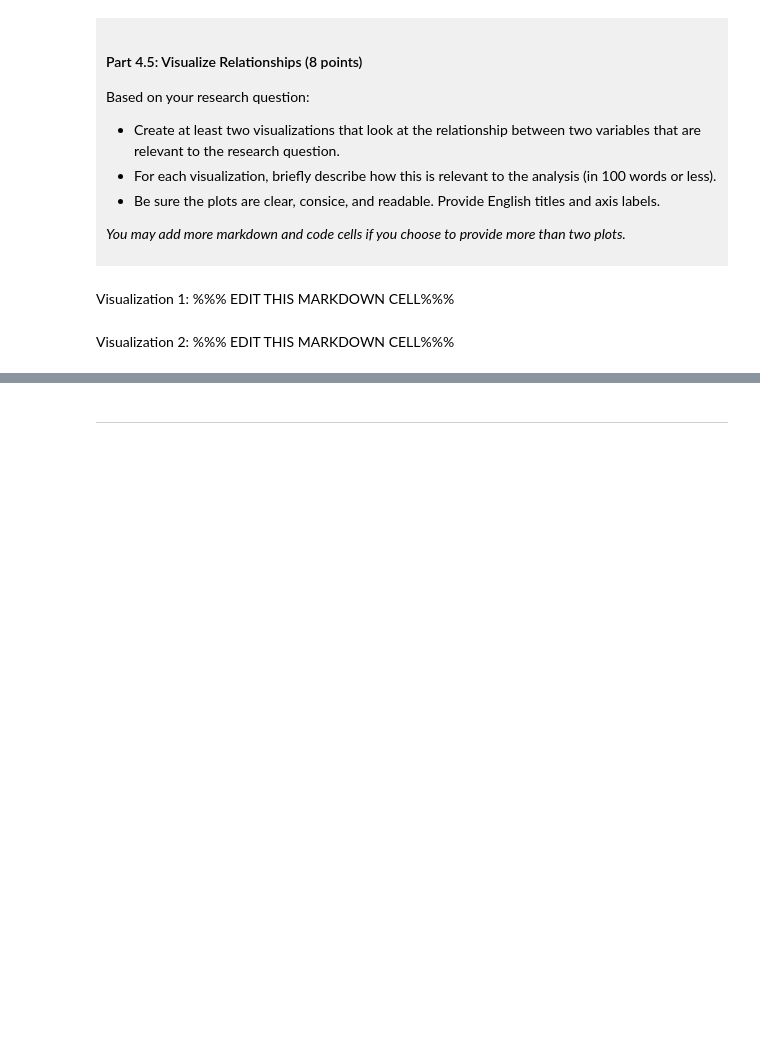
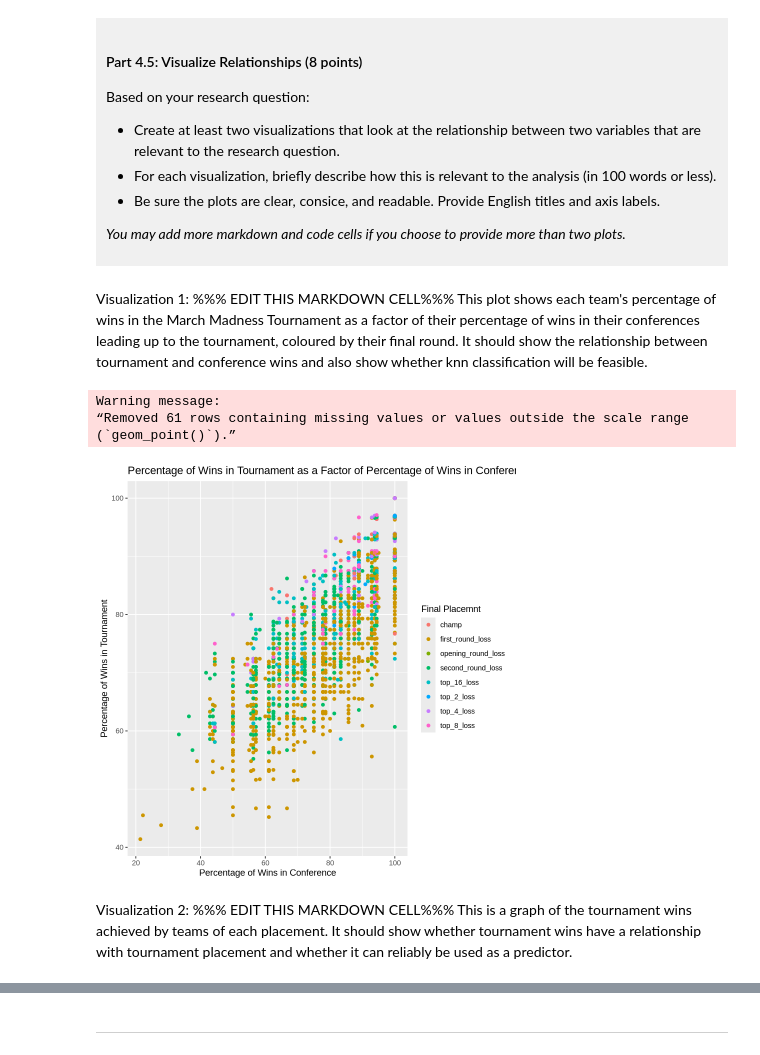
Before and after one commit to kflb-ubc/dsci-100-project-kirsten-bungubung, a Jupyter notebook: dsci-100-project-notebook.ipynb, the cells around one changed output, grey strips where cells are left out. Drawn from its saved outputs; the diff is of its cells as text; code cells hidden in the pictures; blank space fills up the shorter version.

```diff
--- a/dsci-100-project-notebook.ipynb
+++ b/dsci-100-project-notebook.ipynb
@@ -321,9 +391,22 @@ Based on your research question:
 </div>
 # %% [markdown]
 Visualization 1: %%% EDIT THIS MARKDOWN CELL%%%
+This plot shows each team's percentage of wins in the March Madness Tournament as a factor of their percentage of wins in their conferences leading up to the tournament, coloured by their final round. It should show the relationship between tournament and conference wins and also show whether knn classification will be feasible.
 # %%
 ### EDIT THIS CODE CELL FOR VISUALIZATION 1###
+viz1 <- ggplot(my_data, aes(conf_wins_pct, reg_wins_pct, colour = tourney_finish)) +
+            geom_point() +
+            xlab("Percentage of Wins in Conference") +
+            ylab("Percentage of Wins in Tournament") +
+            labs(title = "Percentage of Wins in Tournament as a Factor of Percentage of Wins in Conference", colour = "Final Placemnt")
+viz1
+# %% [output]
+Warning message:
+“Removed 61 rows containing missing values or values outside the scale range
+(`geom_point()`).”
+[figure, added]
 # %% [markdown]
 Visualization 2: %%% EDIT THIS MARKDOWN CELL%%%
+This is a graph of the tournament wins achieved by teams of each placement. It should show whether tournament wins have a relationship with tournament placement and whether it can reliably be used as a predictor.
 # %%
 ### EDIT THIS CODE CELL FOR VISUALIZATION 2###
```
Also changed, not shown: parts of 9 cells of this notebook.
